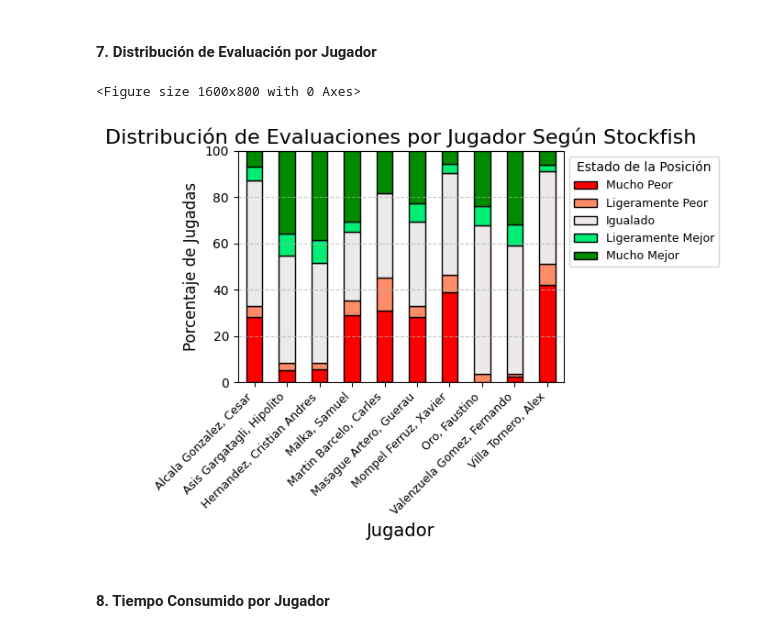
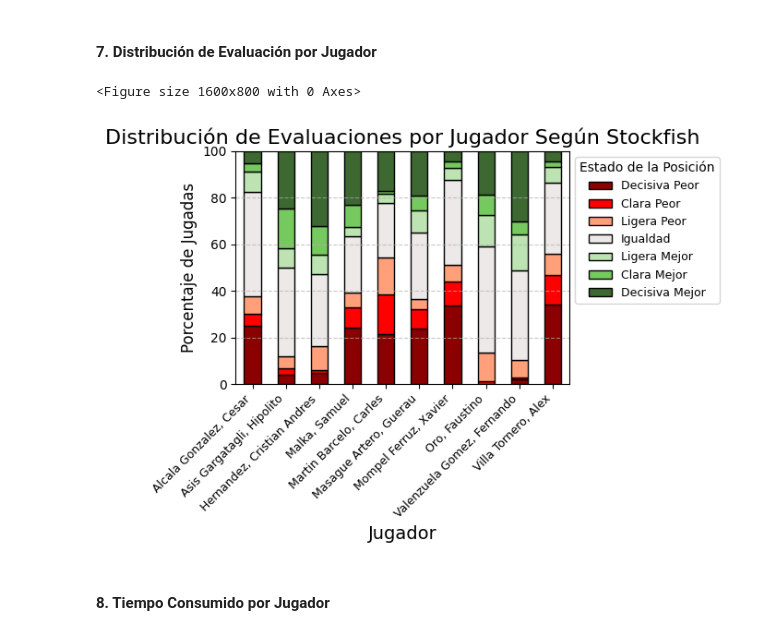
Before and after one commit to lunahernandez/ChessTournamentAnalysis, a Jupyter notebook: notebooks/Analysis.ipynb, the cells around one changed output. Drawn from its saved outputs; the diff is of its cells as text; code cells hidden in the pictures.

Commit message:
graph 7

```diff
--- a/notebooks/Analysis.ipynb
+++ b/notebooks/Analysis.ipynb
@@ -371,20 +371,26 @@ player_color_advantage("Malka, Samuel")
 # %% [markdown]
 #### 7. Distribución de Evaluación por Jugador
 # %%
+import matplotlib.pyplot as plt
+
 def categorize_stockfish_eval(eval_value, is_white):
     if not is_white:
         eval_value = -eval_value
 
-    if eval_value >= 1.0:
-        return "Mucho Mejor"
-    elif eval_value >= 0.5:
-        return "Ligeramente Mejor"
-    elif eval_value > -0.5:
-        return "Igualado"
-    elif eval_value > -1.0:
-        return "Ligeramente Peor"
+    if eval_value >= 1.6:
+        return "Decisiva Mejor"
+    elif eval_value >= 0.7:
+        return "Clara Mejor"
+    elif eval_value >= 0.3:
+        return "Ligera Mejor"
+    elif eval_value > -0.3:
+        return "Igualdad"
+    elif eval_value >= -0.69:
+        return "Ligera Peor"
+    elif eval_value >= -1.59:
+        return "Clara Peor"
     else:
-        return "Mucho Peor"
+        return "Decisiva Peor"
 
 def evaluation_distribution(details_df, moves_df):
     merged_df = moves_df.merge(details_df, on="Round", how="left")
@@ -395,36 +401,36 @@ def evaluation_distribution(details_df, moves_df):
     )
 
     merged_df["Is_White"] = merged_df["Move Number"] % 2 != 0
 
     merged_df["Eval Category"] = merged_df.apply(
         lambda row: categorize_stockfish_eval(row["Evaluation"], row["Is_White"]),
         axis=1
     )
 
     eval_counts = merged_df.groupby(["Player", "Eval Category"]).size().unstack(fill_value=0)
     eval_percentage = eval_counts.div(eval_counts.sum(axis=1), axis=0) * 100
-    eval_order = ["Mucho Peor", "Ligeramente Peor", "Igualado", "Ligeramente Mejor", "Mucho Mejor"]
+    eval_order = ["Decisiva Peor", "Clara Peor", "Ligera Peor", "Igualdad", "Ligera Mejor", "Clara Mejor", "Decisiva Mejor"]
     eval_percentage = eval_percentage[eval_order]
-    colors = ["#FF0000", "#FF8C69", "#EEE9E9", "#00EE76", "#008B00"]
+    colors = ["#8B0000", "#FF0000", "#FFA07A", "#EEE9E9", "#BCE3B1", "#76C95F", "#3D6831"]
 
     plt.figure(figsize=(16, 8))
     eval_percentage.plot(kind='bar', stacked=True, color=colors, edgecolor="black")
 
     plt.xlabel("Jugador", fontsize=14)
     plt.ylabel("Porcentaje de Jugadas", fontsize=12)
     plt.title("Distribución de Evaluaciones por Jugador Según Stockfish", fontsize=16)
     plt.ylim(0, 100)
     plt.grid(axis="y", linestyle="--", alpha=0.7)
 
     plt.xticks(rotation=45, ha='right', fontsize=9)
     plt.legend(title="Estado de la Posición", title_fontsize=10, fontsize=9, loc="upper left", bbox_to_anchor=(1, 1))
     plt.tight_layout()
     plt.show()
 
 evaluation_distribution(details_df, moves_df)
 # %% [output]
 <Figure size 1600x800 with 0 Axes>
-[figure, old version]
+[figure, new version]
 # %% [markdown]
 #### 8. Tiempo Consumido por Jugador
 # %%
```
